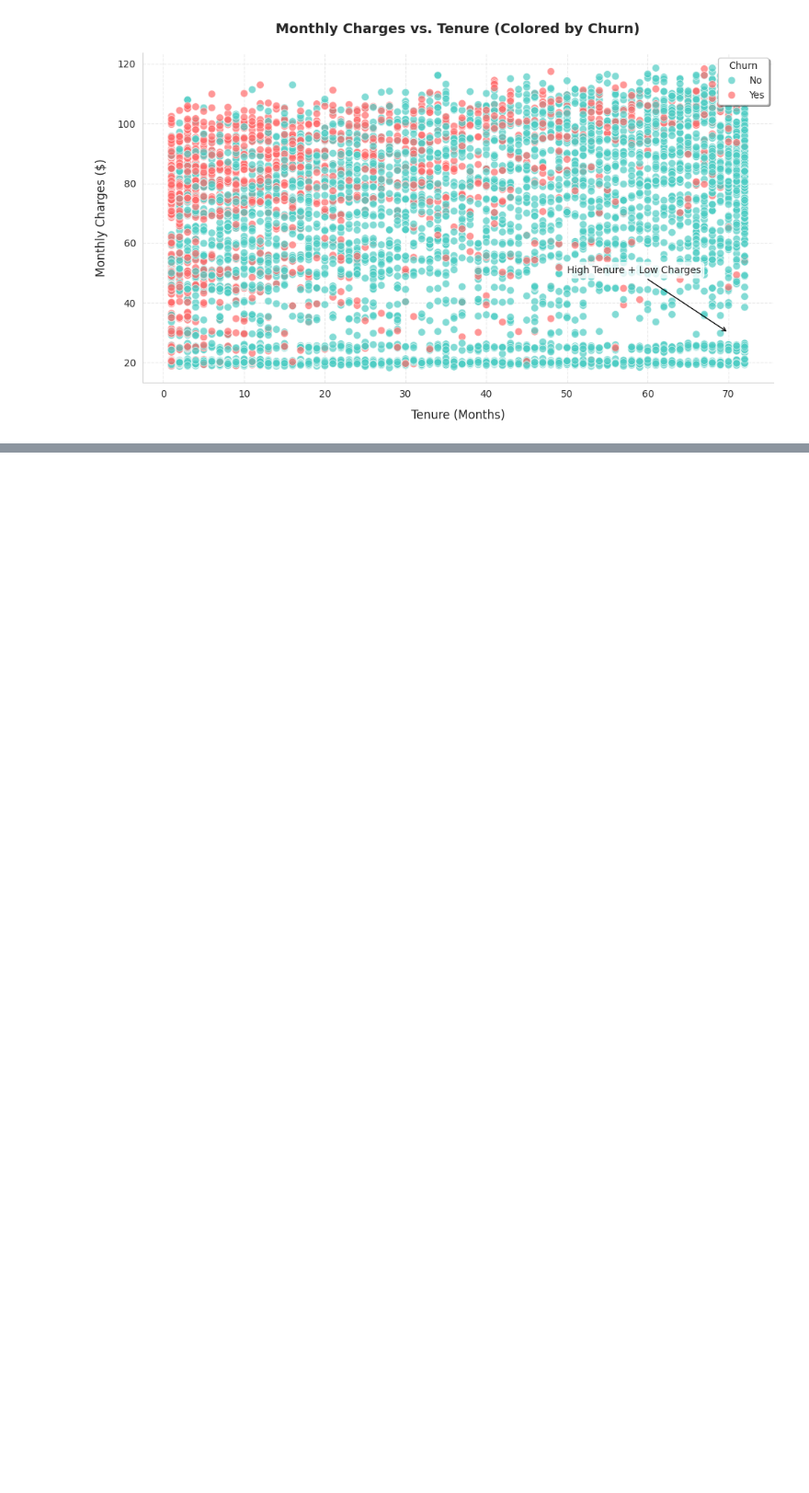
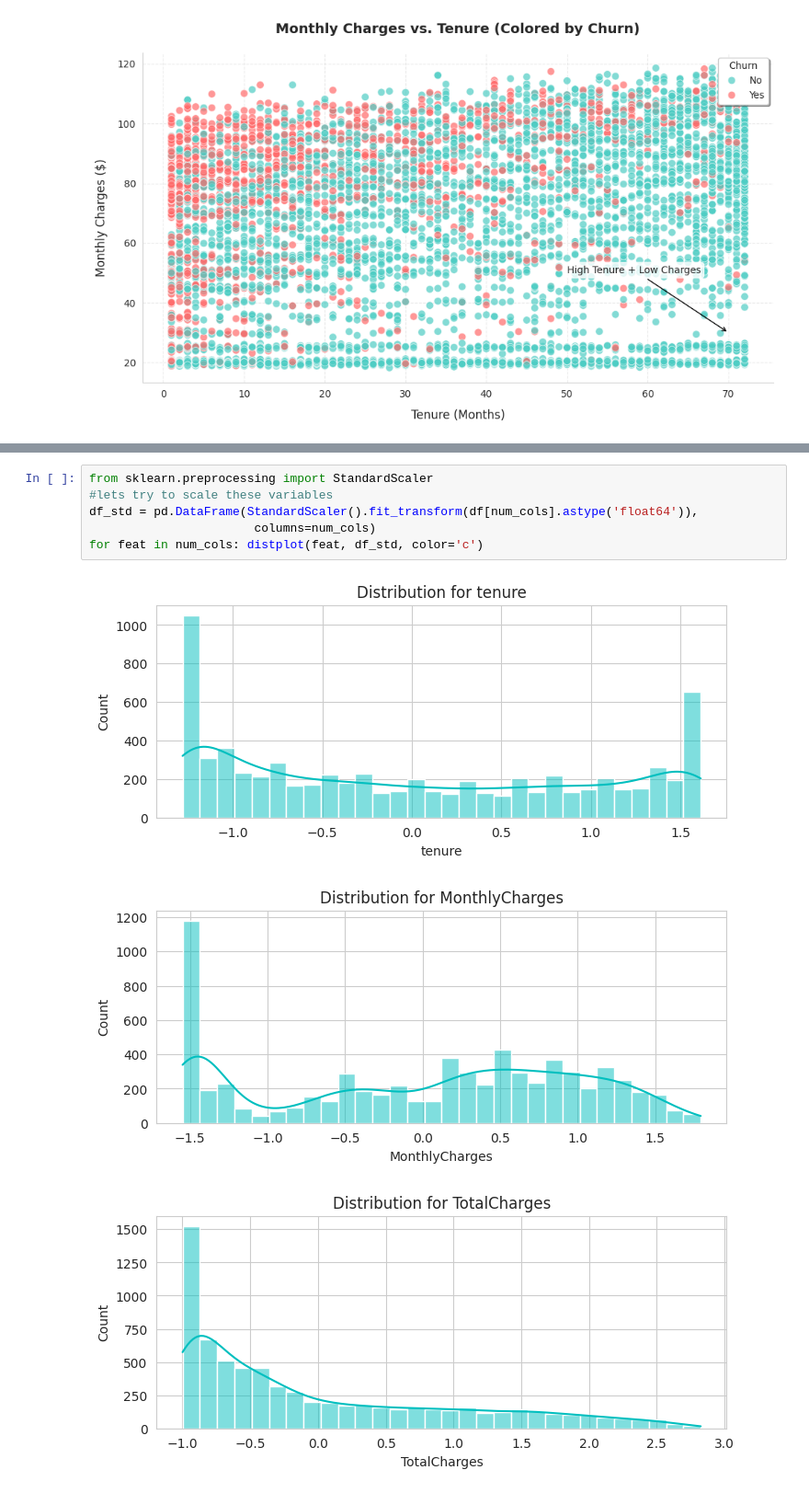
Before and after one commit to IzeriaAbdellatif/Telecom-Churn-prediction-using-machine-Learning, a Jupyter notebook: main.ipynb, the cells around one changed output, grey strips where cells are left out. Shown at 92% size. Saved outputs shown, nothing was run; the diff lists cells and outputs as text; blank space fills up the shorter version.

```diff
--- a/main.ipynb
+++ b/main.ipynb
@@ -445,0 +406,10 @@ Parameters: { "use_label_encoder" } are not used.
+# %%
+from sklearn.preprocessing import StandardScaler
+#lets try to scale these variables
+df_std = pd.DataFrame(StandardScaler().fit_transform(df[num_cols].astype('float64')),
+                       columns=num_cols)
+for feat in num_cols: distplot(feat, df_std, color='c')
+# %% [output]
+[figure, added]
+[figure, added]
+[figure, added]
```
Also changed, not shown: parts of 32 cells of this notebook, 2 other files.
